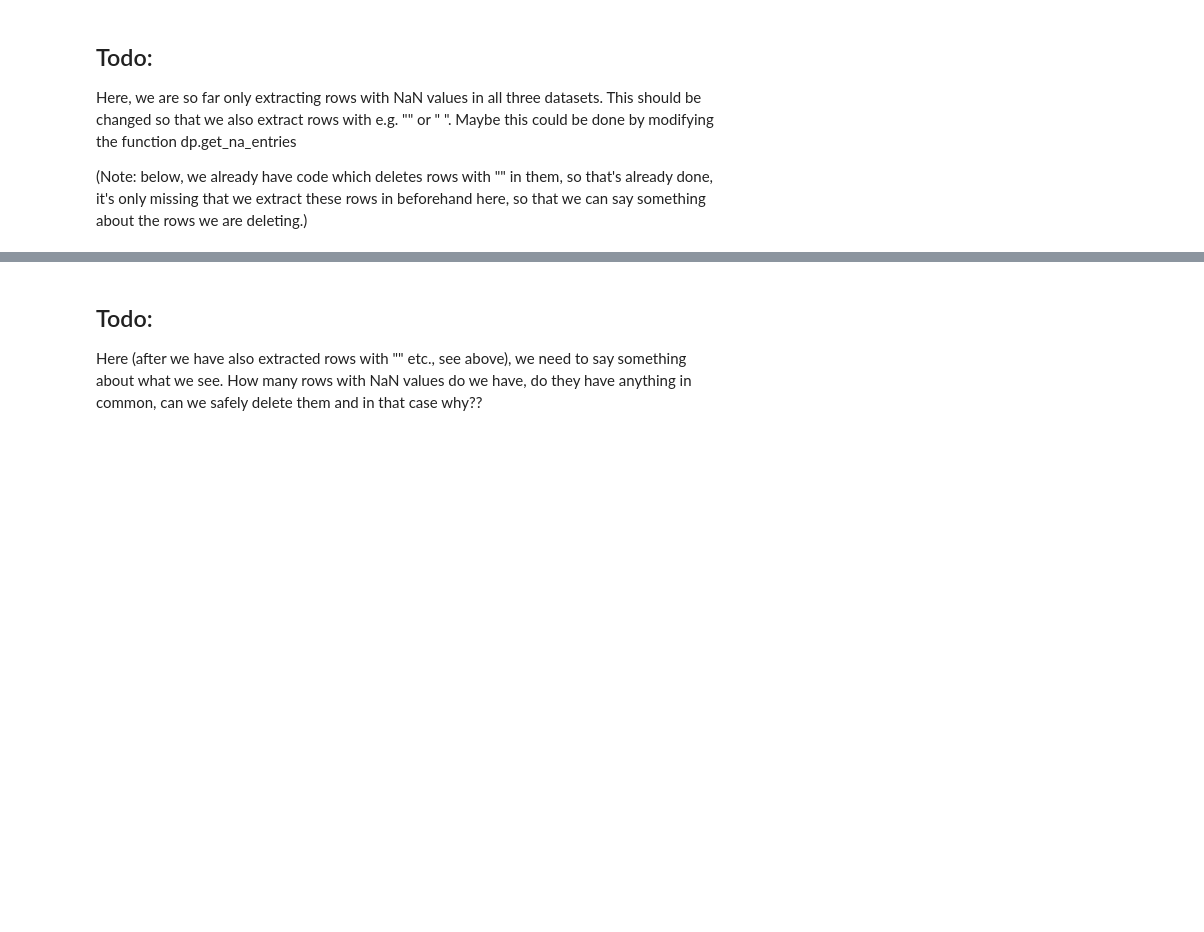
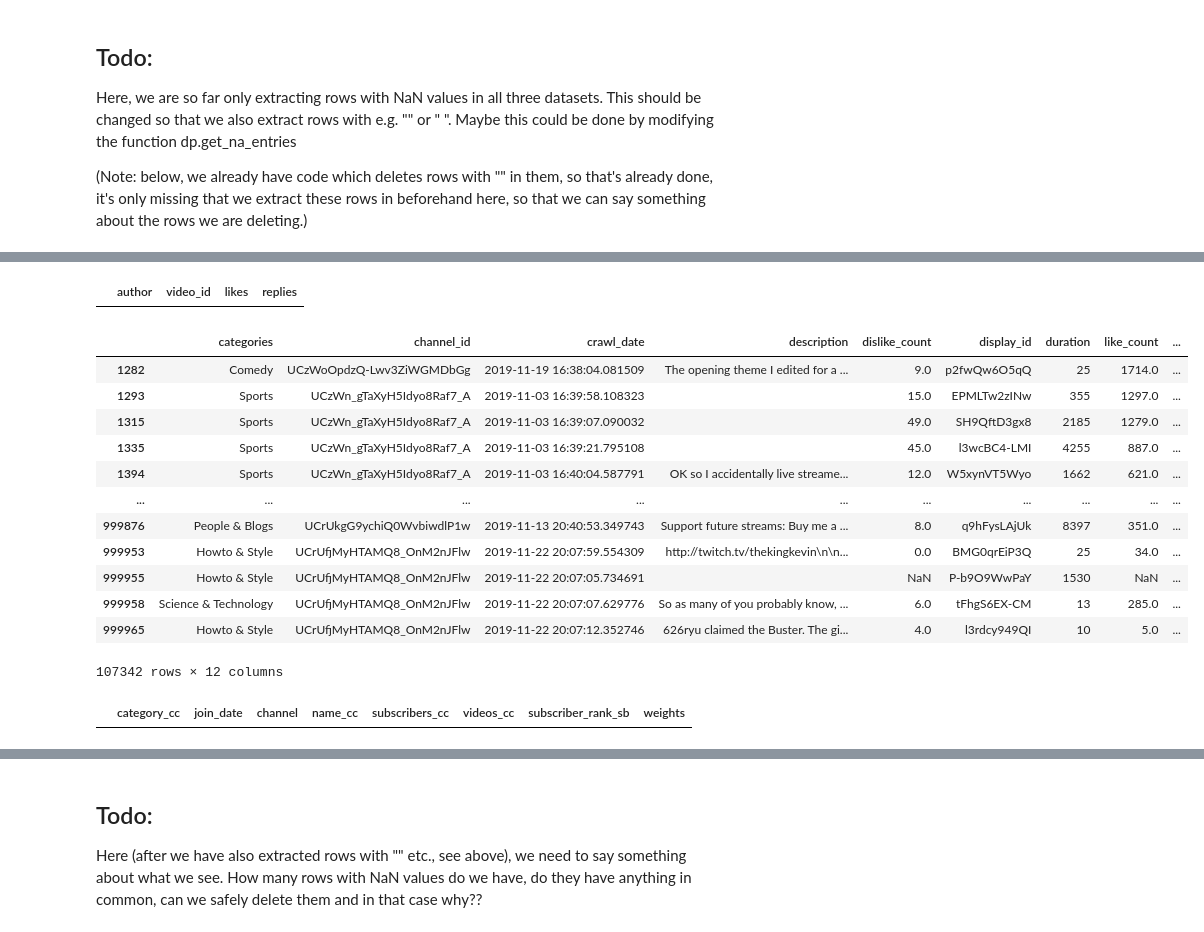
Before and after one commit to epfl-ada/ada-2024-project-thedataminions, a Jupyter notebook: analysis/analysis.ipynb, the cells around one changed output, grey strips where cells are left out. Drawn from its saved outputs; the diff is of its cells as text; code cells hidden in the pictures; blank space fills up the shorter version.

Commit message:
add so that comments, videos and channels are cleaned in the beginning, and then after that always used

```diff
--- a/analysis/analysis.ipynb
+++ b/analysis/analysis.ipynb
@@ -141,0 +257,13 @@ except FileNotFoundError:  # if the file is not found...
+# %%
+# get the entries of the video dataframe which have an empty value in any column
+
+empty_video_filepath = dataset_root_path + "../generated_data/empty_rows_in_video_dataset.csv"  # path to file with nans in comment dataset
+
+try:  # try to read the data from file
+    df_empty_in_video = pd.read_csv(empty_video_filepath)
+except FileNotFoundError:  # if the file is not found...
+    # ... then generate the file
+    df_empty_in_video = dp.run_simple_function_on_chunks_concat(videos_in_chunks(),
+                                                                  lambda x: dp.get_empty_entries(x, "any", reverse=False),
+                                                                  print_time=(1000000, 8600000000))
+    df_empty_in_video.to_csv(empty_video_filepath)
@@ -141,0 +301,13 @@ except FileNotFoundError:  # if the file is not found...
+# %%
+# get the entries of the video dataframe which have an space value in any column
+
+space_video_filepath = dataset_root_path + "../generated_data/space_rows_in_video_dataset.csv"  # path to file with nans in comment dataset
+
+try:  # try to read the data from file
+    df_space_in_video = pd.read_csv(space_video_filepath)
+except FileNotFoundError:  # if the file is not found...
+    # ... then generate the file
+    df_space_in_video = dp.run_simple_function_on_chunks_concat(videos_in_chunks(),
+                                                                  lambda x: dp.get_space_entries(x, "any", reverse=False),
+                                                                  print_time=(1000000, 8600000000))
+    df_space_in_video.to_csv(space_video_filepath)
@@ -151,3 +354,15 @@ except FileNotFoundError:  # if the file is not found...
     df_nans_in_channels = dp.get_na_entries(df_channels, "any", reverse=False)
 
     df_nans_in_channels.to_csv(nans_channels_filepath)
+# %%
+# get the entries of the channel dataframe which have an empty value in any column
+
+empty_channels_filepath = dataset_root_path + "../generated_data/empty_rows_in_channel_dataset.csv"  # path to file with nans in channel dataset
+
+try:  # try to read the data from file
+    df_empty_in_channels = pd.read_csv(empty_channels_filepath)
+except FileNotFoundError:  # if the file is not found...
+    # ... then generate the file
+    df_empty_in_channels = dp.get_empty_entries(df_channels, "any", reverse=False)
+
+    df_empty_in_channels.to_csv(empty_channels_filepath)
@@ -159,0 +413,20 @@ NameError: name 'nans' is not defined
+# %%
+display(df_empty_in_comments)
+display(df_empty_in_video)
+display(df_empty_in_channels)
+# %% [output]
+|  | author | video_id | likes | replies |
+|  | categories | channel_id | crawl_date | description | dislike_count | display_id | duration | like_count | ... |
+| 1282 | Comedy | UCzWoOpdzQ-Lwv3ZiWGMDbGg | 2019-11-19 16:38:04.081509 | The opening theme I edited for a ... | 9.0 | p2fwQw6O5qQ | 25 | 1714.0 | ... |
+| 1293 | Sports | UCzWn_gTaXyH5Idyo8Raf7_A | 2019-11-03 16:39:58.108323 |  | 15.0 | EPMLTw2zINw | 355 | 1297.0 | ... |
+| 1315 | Sports | UCzWn_gTaXyH5Idyo8Raf7_A | 2019-11-03 16:39:07.090032 |  | 49.0 | SH9QftD3gx8 | 2185 | 1279.0 | ... |
+| 1335 | Sports | UCzWn_gTaXyH5Idyo8Raf7_A | 2019-11-03 16:39:21.795108 |  | 45.0 | l3wcBC4-LMI | 4255 | 887.0 | ... |
+| 1394 | Sports | UCzWn_gTaXyH5Idyo8Raf7_A | 2019-11-03 16:40:04.587791 | OK so I accidentally live streame... | 12.0 | W5xynVT5Wyo | 1662 | 621.0 | ... |
+| ... | ... | ... | ... | ... | ... | ... | ... | ... | ... |
+| 999876 | People & Blogs | UCrUkgG9ychiQ0WvbiwdlP1w | 2019-11-13 20:40:53.349743 | Support future streams: Buy me a ... | 8.0 | q9hFysLAjUk | 8397 | 351.0 | ... |
+| 999953 | Howto & Style | UCrUfjMyHTAMQ8_OnM2nJFlw | 2019-11-22 20:07:59.554309 | http://twitch.tv/thekingkevin\n\n... | 0.0 | BMG0qrEiP3Q | 25 | 34.0 | ... |
+| 999955 | Howto & Style | UCrUfjMyHTAMQ8_OnM2nJFlw | 2019-11-22 20:07:05.734691 |  | NaN | P-b9O9WwPaY | 1530 | NaN | ... |
+| 999958 | Science & Technology | UCrUfjMyHTAMQ8_OnM2nJFlw | 2019-11-22 20:07:07.629776 | So as many of you probably know, ... | 6.0 | tFhgS6EX-CM | 13 | 285.0 | ... |
+| 999965 | Howto & Style | UCrUfjMyHTAMQ8_OnM2nJFlw | 2019-11-22 20:07:12.352746 | 626ryu claimed the Buster. The gi... | 4.0 | l3rdcy949QI | 10 | 5.0 | ... |
+107342 rows × 12 columns
+|  | category_cc | join_date | channel | name_cc | subscribers_cc | videos_cc | subscriber_rank_sb | weights |
```
Also changed, not shown: parts of 22 cells of this notebook.
